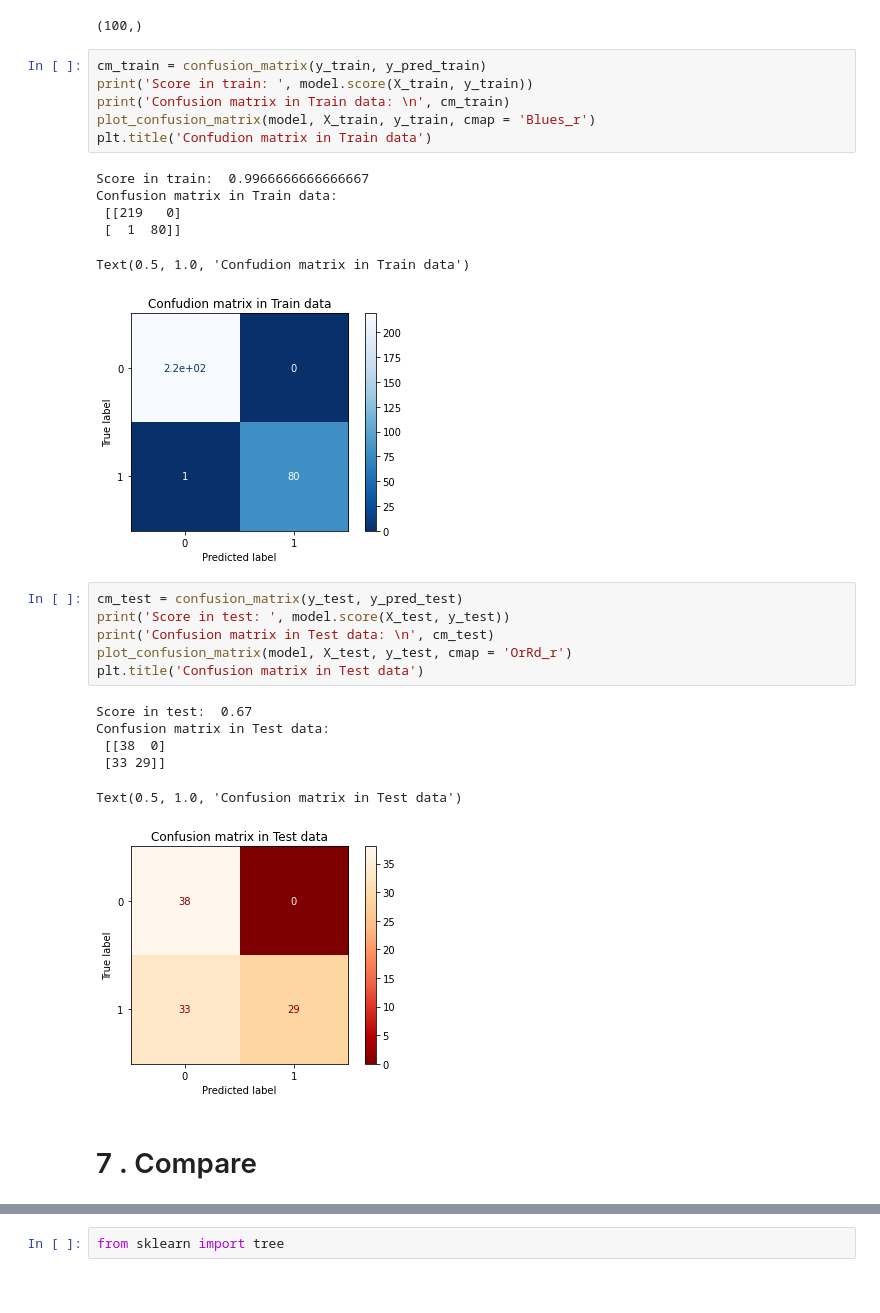
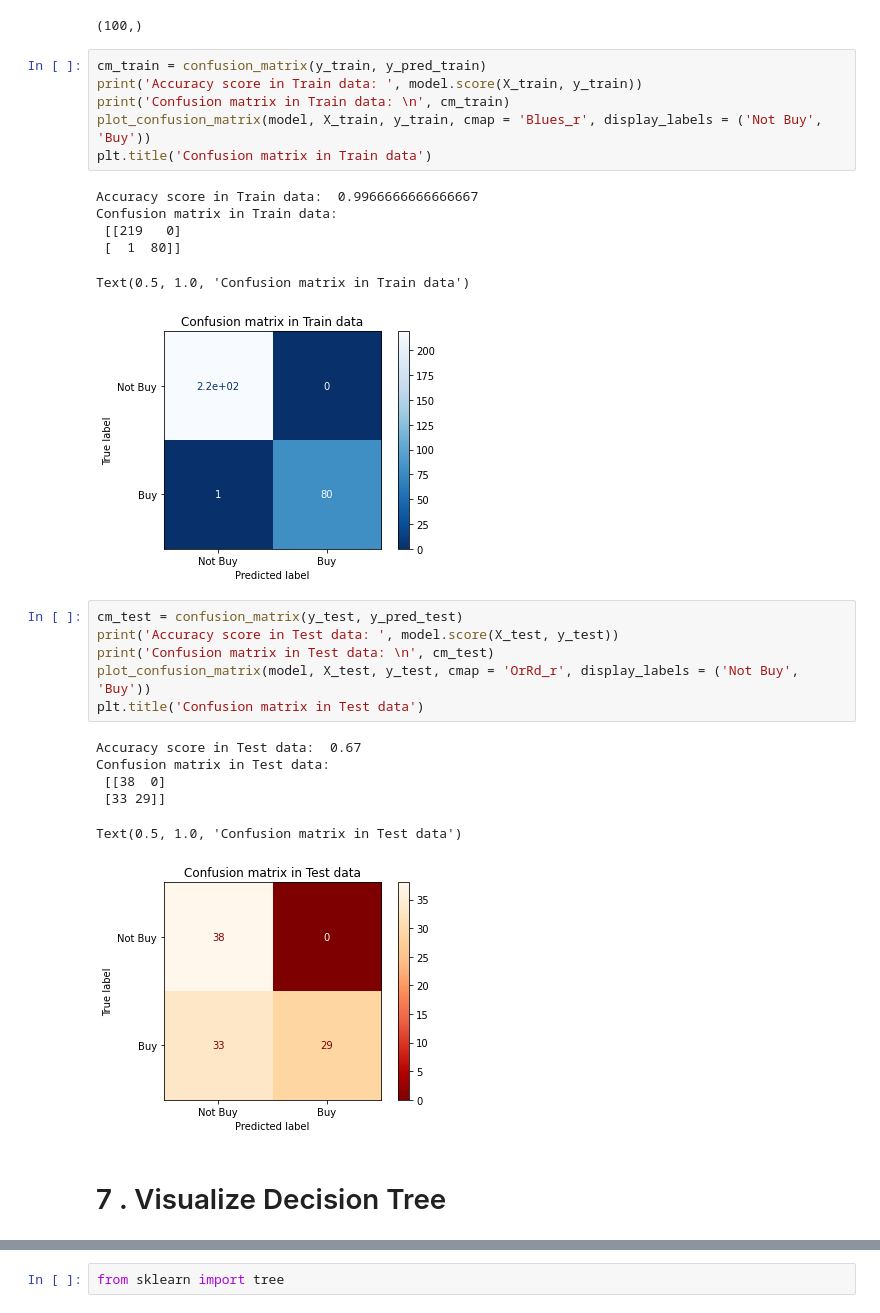
Before and after one commit to trongthuan205/DS102.K21, a Jupyter notebook: 07_DecisionTree_iPhone_Purchase.ipynb, the cells around one changed output, grey strips where cells are left out. Cells and saved outputs as stored; diff of their text form.

```diff
--- a/07_DecisionTree_iPhone_Purchase.ipynb
+++ b/07_DecisionTree_iPhone_Purchase.ipynb
@@ -80,29 +80,29 @@ y_pred_test.shape
 (100,)
 # %%
 cm_train = confusion_matrix(y_train, y_pred_train)
-print('Score in train: ', model.score(X_train, y_train))
+print('Accuracy score in Train data: ', model.score(X_train, y_train))
 print('Confusion matrix in Train data: \n', cm_train)
-plot_confusion_matrix(model, X_train, y_train, cmap = 'Blues_r')
-plt.title('Confudion matrix in Train data')
+plot_confusion_matrix(model, X_train, y_train, cmap = 'Blues_r', display_labels = ('Not Buy', 'Buy'))
+plt.title('Confusion matrix in Train data')
 # %% [output]
-Score in train:  0.9966666666666667
+Accuracy score in Train data:  0.9966666666666667
 Confusion matrix in Train data:
  [[219   0]
  [  1  80]]
-Text(0.5, 1.0, 'Confudion matrix in Train data')
+Text(0.5, 1.0, 'Confusion matrix in Train data')
-[figure, old version]
+[figure, new version]
 # %%
 cm_test = confusion_matrix(y_test, y_pred_test)
-print('Score in test: ', model.score(X_test, y_test))
+print('Accuracy score in Test data: ', model.score(X_test, y_test))
 print('Confusion matrix in Test data: \n', cm_test)
-plot_confusion_matrix(model, X_test, y_test, cmap = 'OrRd_r')
+plot_confusion_matrix(model, X_test, y_test, cmap = 'OrRd_r', display_labels = ('Not Buy', 'Buy'))
 plt.title('Confusion matrix in Test data')
 # %% [output]
-Score in test:  0.67
+Accuracy score in Test data:  0.67
 Confusion matrix in Test data:
  [[38  0]
  [33 29]]
 Text(0.5, 1.0, 'Confusion matrix in Test data')
-[figure, old version]
+[figure, new version]
 # %% [markdown]
-# 7 . Compare
+# 7 . Visualize Decision Tree
```
Also changed, not shown: parts of 5 cells of this notebook.
